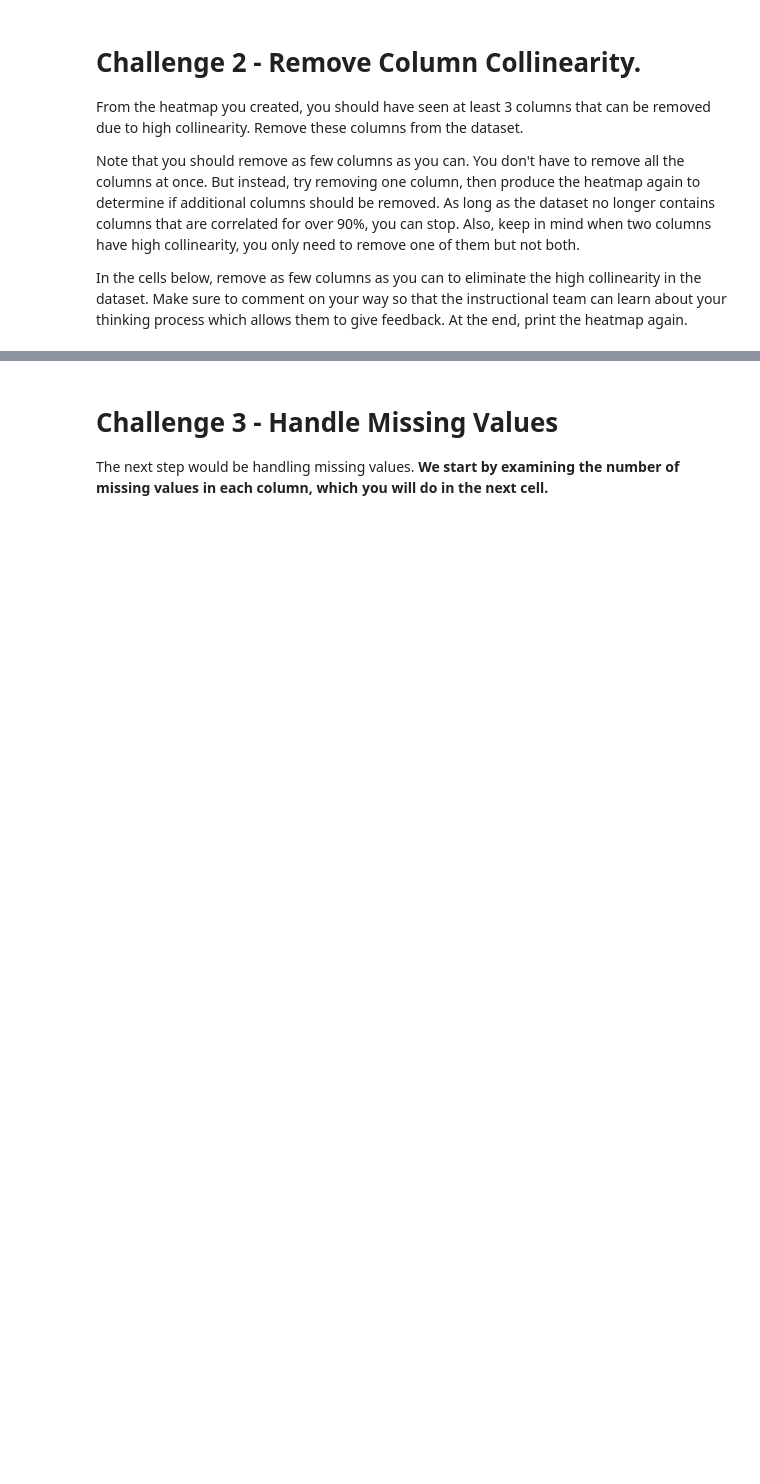
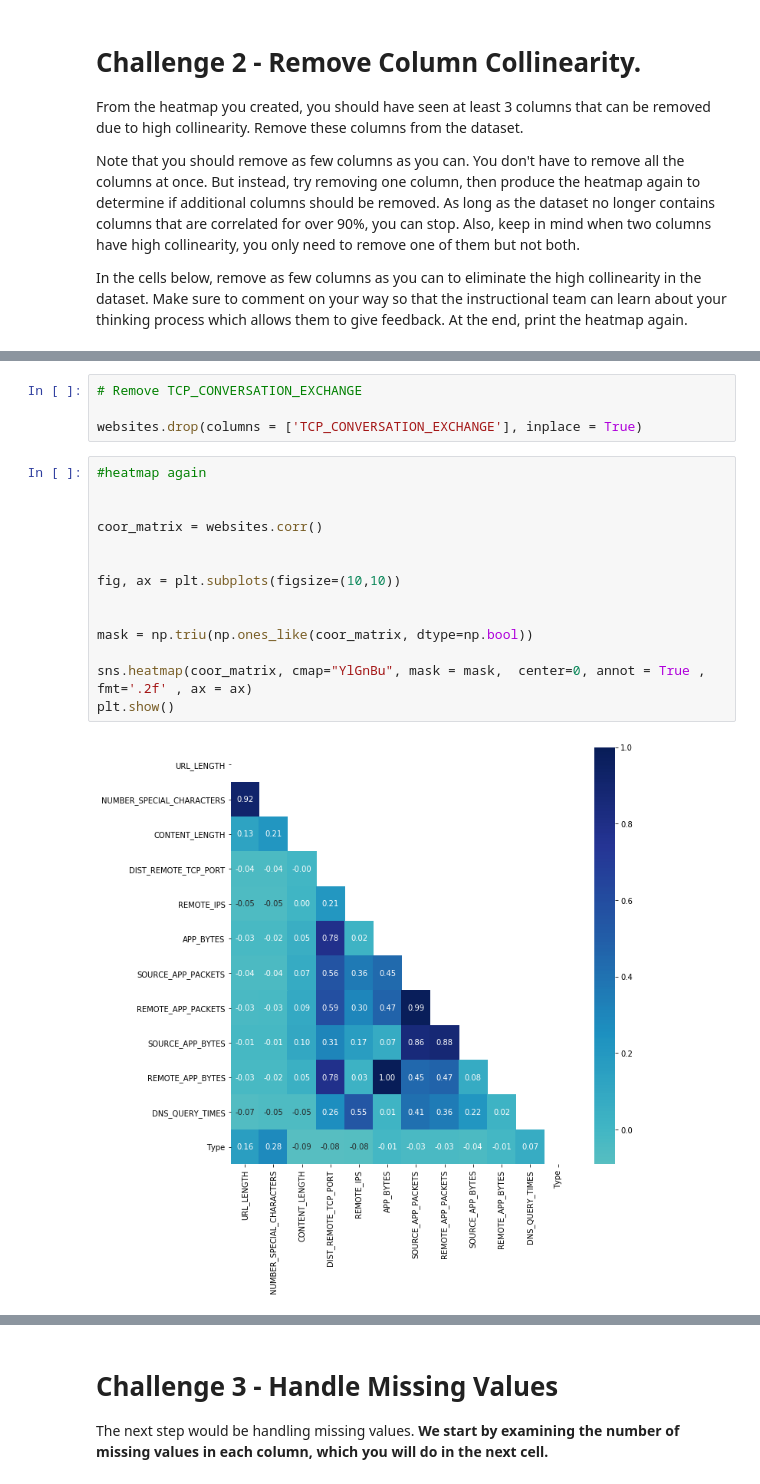
Before and after one commit to ta-data-lis/lab-supervised-learning, a Jupyter notebook: your-code/main.ipynb, the cells around one changed output, grey strips where cells are left out. Saved outputs shown, nothing was run; the diff lists cells and outputs as text; blank space fills up the shorter version.

```diff
--- a/your-code/main.ipynb
+++ b/your-code/main.ipynb
@@ -70,0 +184,20 @@ In the cells below, remove as few columns as you can to eliminate the high colli
+# %%
+# Remove TCP_CONVERSATION_EXCHANGE
+
+websites.drop(columns = ['TCP_CONVERSATION_EXCHANGE'], inplace = True)
+# %%
+#heatmap again
+
+
+coor_matrix = websites.corr()
+
+
+fig, ax = plt.subplots(figsize=(10,10))
+
+
+mask = np.triu(np.ones_like(coor_matrix, dtype=np.bool))
+
+sns.heatmap(coor_matrix, cmap="YlGnBu", mask = mask,  center=0, annot = True , fmt='.2f' , ax = ax)
+plt.show()
+# %% [output]
+[figure, added]
```
Also changed, not shown: parts of 88 cells of this notebook.
